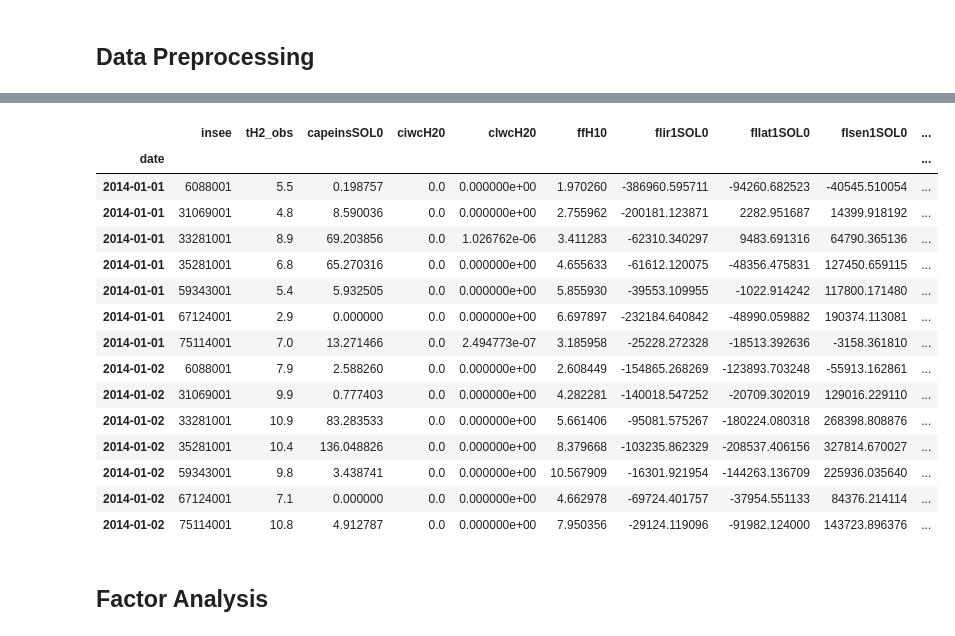
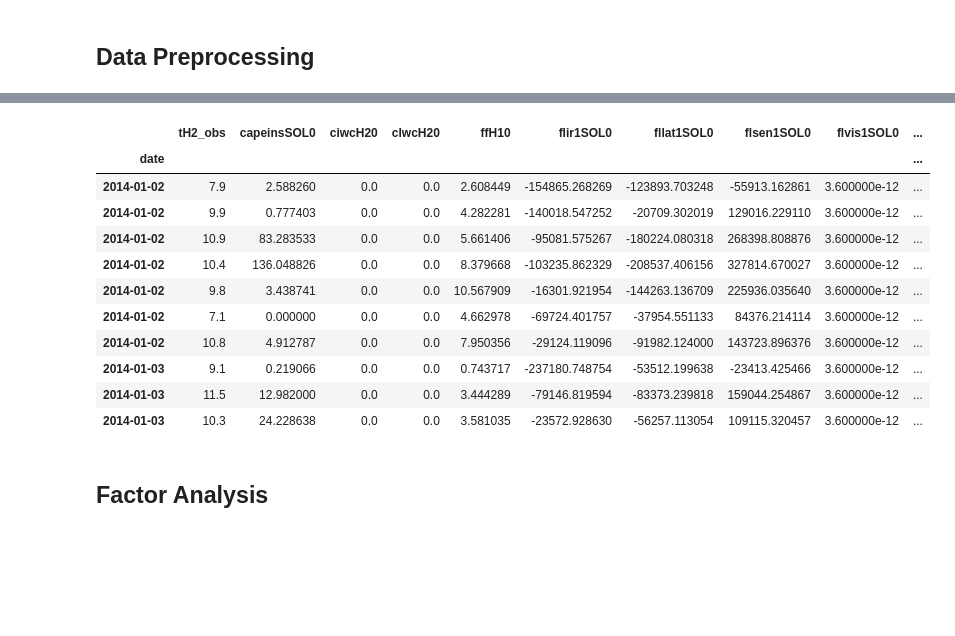
Before and after one commit to gregnh/bdc, a Jupyter notebook: notebook/10-11-2017-gn-ml_models.ipynb, the cells around one changed output, grey strips where cells are left out. Cells and saved outputs as stored; diff of their text form; code cells hidden in the pictures; blank space fills up the shorter version.

```diff
--- a/notebook/10-11-2017-gn-ml_models.ipynb
+++ b/notebook/10-11-2017-gn-ml_models.ipynb
@@ -42,30 +42,32 @@ def season(df):
     return pd.concat([df, ohc], axis=1)
 # %%
-# for file_ in os.listdir(train_path):
-file_ = pd.read_csv(raw_path + 'train_1.csv', header=0, delimiter=';',decimal=',',
-                    parse_dates=['date'], index_col='date')
+def processing(filename = 'train_1', drop_method = 'any'):
+    data = pd.read_csv(raw_path + filename + '.csv', header=0, delimiter=';',decimal=',',
+                        parse_dates=['date'], index_col='date')
 
-file_.dropna(how='any', axis=0, inplace=True)
-file_ = file_.rename(columns={'mois':'month'})
+    data = data.rename(columns={'mois':'month'})
+    raw_colnames = list(data.columns.values)
 
-#Transform to dummy
-dummies = ['ddH10_rose4', 'insee', 'month']
-df_dummy = pd.get_dummies(file_, columns=dummies, prefix=dummies)
-#     for col in df_dummy:
-#         df_dummy[col] = df_dummy[col].astype('category')
-file_.drop(['ddH10_rose4'], inplace=True, axis=1)
+    #Transform to dummy
+    dummies = ['ddH10_rose4', 'insee', 'month']
+    df_dummy = pd.get_dummies(data, columns=dummies, prefix=dummies)
+    data.drop(['ddH10_rose4'], inplace=True, axis=1)
 
-# Add temporal features
-# file_['week'] = file_.index.week # WEEK AS CATEGORY ?
-file_ = season(file_) # add season
-file_.drop(['month'], inplace=True, axis=1)
+    # Add temporal features
+    # data['week'] = data.index.week # WEEK AS CATEGORY ?
+    data = season(data) # add season
+    data.drop(['month'], inplace=True, axis=1)
 
-# Add lag operator (shift ce fait par ville)
-groupby_cities = file_.groupby('insee')
-shift = groupby_cities.tH2_obs.shift(1)
-file_['tH2_obs_shift_1'] = shift
+    # Add lag operator (shift ce fait par ville)
+    groupby_cities = data.groupby('insee')
+    shift = groupby_cities.tH2_obs.shift(1)
+    data['tH2_obs_lag1'] = shift
 
-# file_.drop(['insee'], inplace=True, axis=1)
+    data.dropna(how=drop_method, axis=0, inplace=True)
+    data.drop(['insee'], inplace=True, axis=1)
+    return data, [x for x in raw_colnames if x not in dummies]
+file_, raw_col = processing()
+#assert nb de col is good
 # %%
 file_.describe(include='all')
 # %% [output]
@@ -81,22 +83,18 @@ file_.describe(include='all')
 # %%
-file_.head(14)
+file_.head(10)
 # %% [output]
-|  | insee | tH2_obs | capeinsSOL0 | ciwcH20 | clwcH20 | ffH10 | flir1SOL0 | fllat1SOL0 | flsen1SOL0 | ... |
+|  | tH2_obs | capeinsSOL0 | ciwcH20 | clwcH20 | ffH10 | flir1SOL0 | fllat1SOL0 | flsen1SOL0 | flvis1SOL0 | ... |
 | date |  |  |  |  |  |  |  |  |  | ... |
-| 2014-01-01 | 6088001 | 5.5 | 0.198757 | 0.0 | 0.000000e+00 | 1.970260 | -386960.595711 | -94260.682523 | -40545.510054 | ... |
-| 2014-01-01 | 31069001 | 4.8 | 8.590036 | 0.0 | 0.000000e+00 | 2.755962 | -200181.123871 | 2282.951687 | 14399.918192 | ... |
-| 2014-01-01 | 33281001 | 8.9 | 69.203856 | 0.0 | 1.026762e-06 | 3.411283 | -62310.340297 | 9483.691316 | 64790.365136 | ... |
-| 2014-01-01 | 35281001 | 6.8 | 65.270316 | 0.0 | 0.000000e+00 | 4.655633 | -61612.120075 | -48356.475831 | 127450.659115 | ... |
-| 2014-01-01 | 59343001 | 5.4 | 5.932505 | 0.0 | 0.000000e+00 | 5.855930 | -39553.109955 | -1022.914242 | 117800.171480 | ... |
-| 2014-01-01 | 67124001 | 2.9 | 0.000000 | 0.0 | 0.000000e+00 | 6.697897 | -232184.640842 | -48990.059882 | 190374.113081 | ... |
-| 2014-01-01 | 75114001 | 7.0 | 13.271466 | 0.0 | 2.494773e-07 | 3.185958 | -25228.272328 | -18513.392636 | -3158.361810 | ... |
-| 2014-01-02 | 6088001 | 7.9 | 2.588260 | 0.0 | 0.000000e+00 | 2.608449 | -154865.268269 | -123893.703248 | -55913.162861 | ... |
-| 2014-01-02 | 31069001 | 9.9 | 0.777403 | 0.0 | 0.000000e+00 | 4.282281 | -140018.547252 | -20709.302019 | 129016.229110 | ... |
-| 2014-01-02 | 33281001 | 10.9 | 83.283533 | 0.0 | 0.000000e+00 | 5.661406 | -95081.575267 | -180224.080318 | 268398.808876 | ... |
-| 2014-01-02 | 35281001 | 10.4 | 136.048826 | 0.0 | 0.000000e+00 | 8.379668 | -103235.862329 | -208537.406156 | 327814.670027 | ... |
-| 2014-01-02 | 59343001 | 9.8 | 3.438741 | 0.0 | 0.000000e+00 | 10.567909 | -16301.921954 | -144263.136709 | 225936.035640 | ... |
-| 2014-01-02 | 67124001 | 7.1 | 0.000000 | 0.0 | 0.000000e+00 | 4.662978 | -69724.401757 | -37954.551133 | 84376.214114 | ... |
-| 2014-01-02 | 75114001 | 10.8 | 4.912787 | 0.0 | 0.000000e+00 | 7.950356 | -29124.119096 | -91982.124000 | 143723.896376 | ... |
+| 2014-01-02 | 7.9 | 2.588260 | 0.0 | 0.0 | 2.608449 | -154865.268269 | -123893.703248 | -55913.162861 | 3.600000e-12 | ... |
+| 2014-01-02 | 9.9 | 0.777403 | 0.0 | 0.0 | 4.282281 | -140018.547252 | -20709.302019 | 129016.229110 | 3.600000e-12 | ... |
+| 2014-01-02 | 10.9 | 83.283533 | 0.0 | 0.0 | 5.661406 | -95081.575267 | -180224.080318 | 268398.808876 | 3.600000e-12 | ... |
+| 2014-01-02 | 10.4 | 136.048826 | 0.0 | 0.0 | 8.379668 | -103235.862329 | -208537.406156 | 327814.670027 | 3.600000e-12 | ... |
+| 2014-01-02 | 9.8 | 3.438741 | 0.0 | 0.0 | 10.567909 | -16301.921954 | -144263.136709 | 225936.035640 | 3.600000e-12 | ... |
+| 2014-01-02 | 7.1 | 0.000000 | 0.0 | 0.0 | 4.662978 | -69724.401757 | -37954.551133 | 84376.214114 | 3.600000e-12 | ... |
+| 2014-01-02 | 10.8 | 4.912787 | 0.0 | 0.0 | 7.950356 | -29124.119096 | -91982.124000 | 143723.896376 | 3.600000e-12 | ... |
+| 2014-01-03 | 9.1 | 0.219066 | 0.0 | 0.0 | 0.743717 | -237180.748754 | -53512.199638 | -23413.425466 | 3.600000e-12 | ... |
+| 2014-01-03 | 11.5 | 12.982000 | 0.0 | 0.0 | 3.444289 | -79146.819594 | -83373.239818 | 159044.254867 | 3.600000e-12 | ... |
+| 2014-01-03 | 10.3 | 24.228638 | 0.0 | 0.0 | 3.581035 | -23572.928630 | -56257.113054 | 109115.320457 | 3.600000e-12 | ... |
 # %% [markdown]
 ## Factor Analysis
 # %%
```
Also changed, not shown: parts of 14 cells of this notebook, 8 other files.
